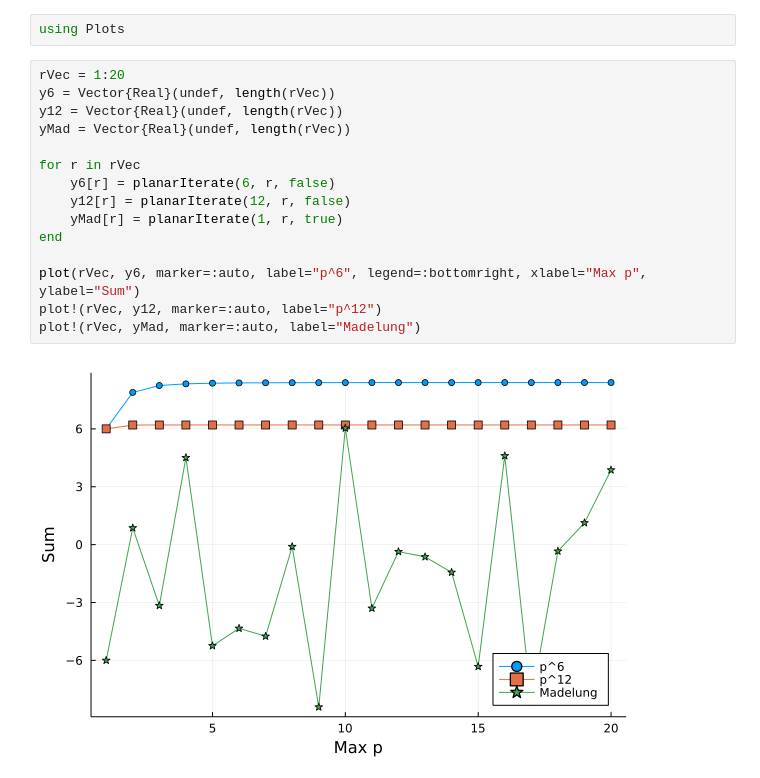
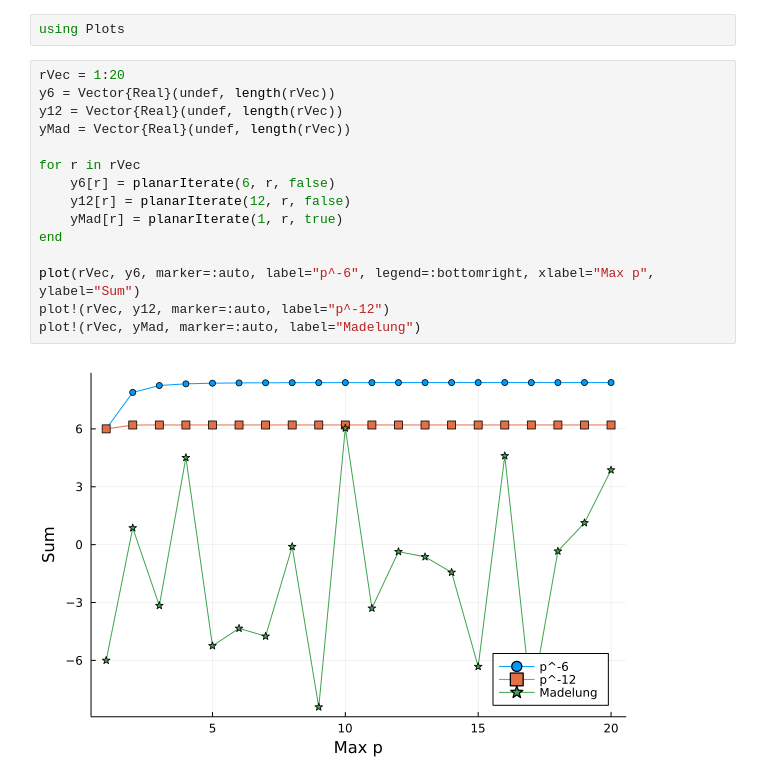
Before and after one commit to Infinite-Improbability/phys413-LatticeSums, a Jupyter notebook: LatticeSums.ipynb, the cells around one changed output. Cells and saved outputs as stored; diff of their text form.

Commit message:
Fix legend

```diff
--- a/LatticeSums.ipynb
+++ b/LatticeSums.ipynb
@@ -188,17 +188,17 @@ using Plots
 # %%
 rVec = 1:20
 y6 = Vector{Real}(undef, length(rVec))
 y12 = Vector{Real}(undef, length(rVec))
 yMad = Vector{Real}(undef, length(rVec))
 
 for r in rVec
     y6[r] = planarIterate(6, r, false)
     y12[r] = planarIterate(12, r, false)
     yMad[r] = planarIterate(1, r, true)
 end
 
-plot(rVec, y6, marker=:auto, label="p^6", legend=:bottomright, xlabel="Max p", ylabel="Sum")
-plot!(rVec, y12, marker=:auto, label="p^12")
+plot(rVec, y6, marker=:auto, label="p^-6", legend=:bottomright, xlabel="Max p", ylabel="Sum")
+plot!(rVec, y12, marker=:auto, label="p^-12")
 plot!(rVec, yMad, marker=:auto, label="Madelung")
 # %% [output]
-[figure, old version]
+[figure, new version]
```
Also changed, not shown: parts of 2 cells of this notebook.
